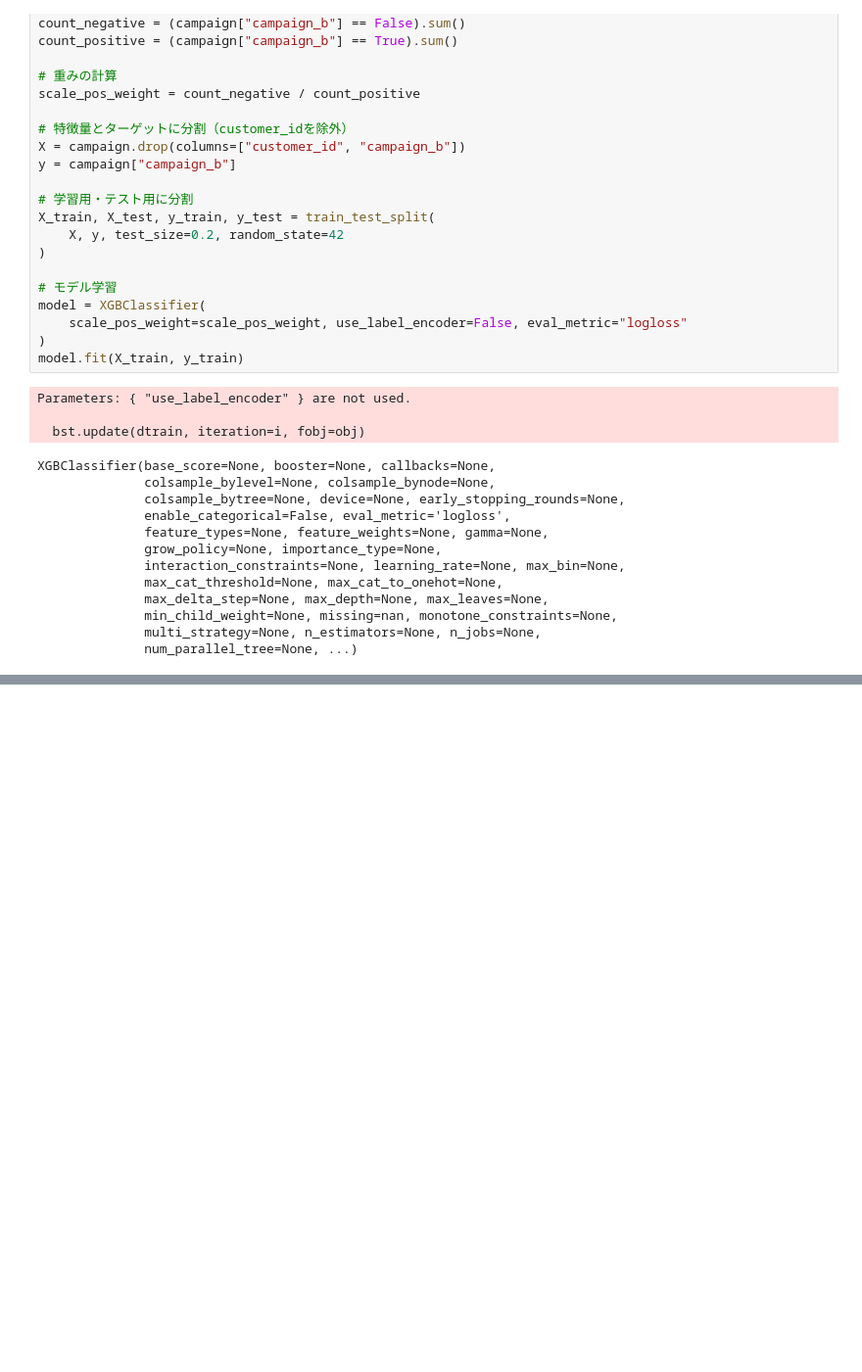
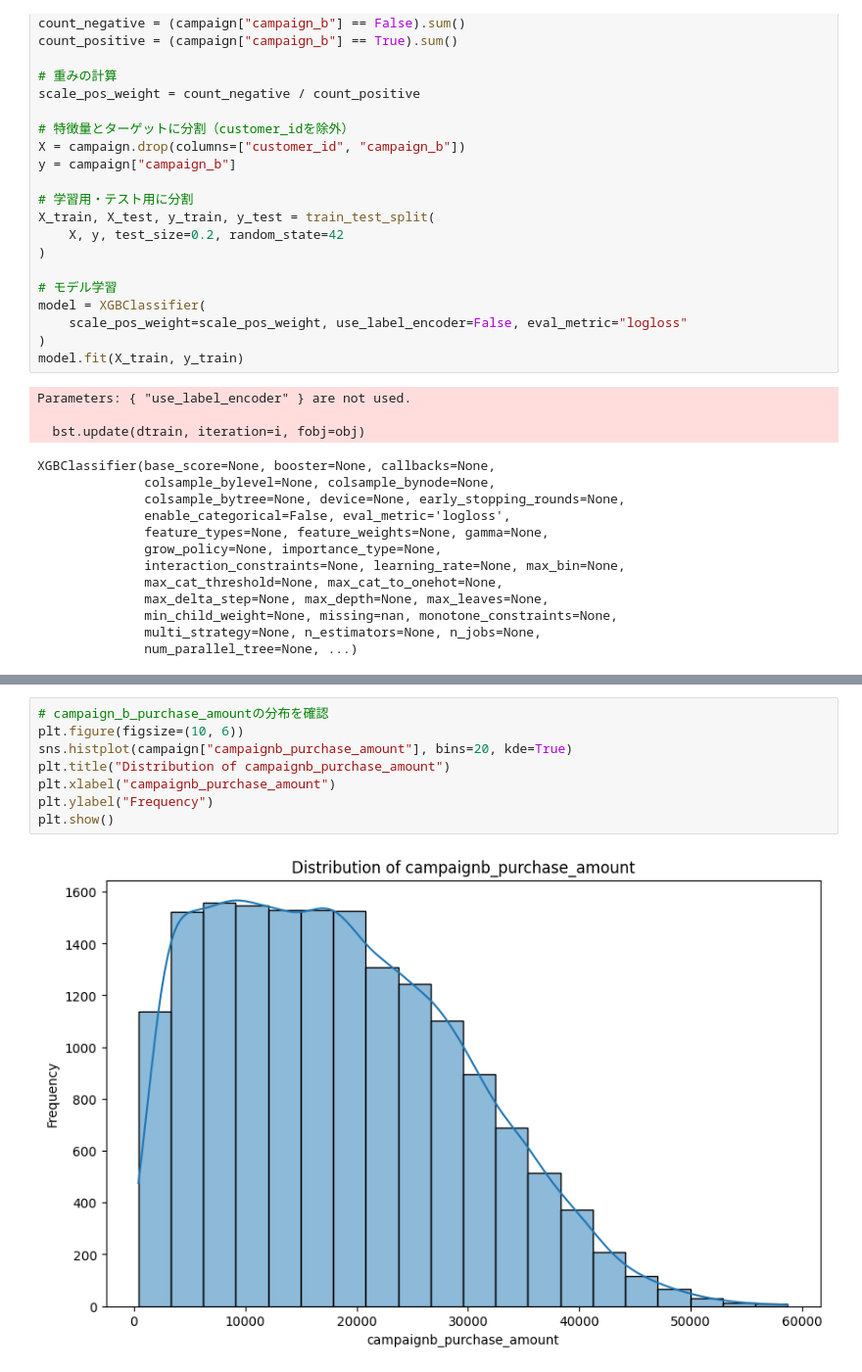
Before and after one commit to maton369/Data_Preprocessing_For_Data_Analyze, a Jupyter notebook: code/09_modeling_transforms.ipynb, the cells around one changed output, grey strips where cells are left out. Shown at 98% size. Saved outputs shown, nothing was run; the diff lists cells and outputs as text; blank space fills up the shorter version.

```diff
--- a/code/09_modeling_transforms.ipynb
+++ b/code/09_modeling_transforms.ipynb
@@ -98,0 +119,10 @@ XGBClassifier(base_score=None, booster=None, callbacks=None,
+# %%
+# campaign_b_purchase_amountの分布を確認
+plt.figure(figsize=(10, 6))
+sns.histplot(campaign["campaignb_purchase_amount"], bins=20, kde=True)
+plt.title("Distribution of campaignb_purchase_amount")
+plt.xlabel("campaignb_purchase_amount")
+plt.ylabel("Frequency")
+plt.show()
+# %% [output]
+[figure, added]
```
Also changed, not shown: parts of 2 cells of this notebook.
